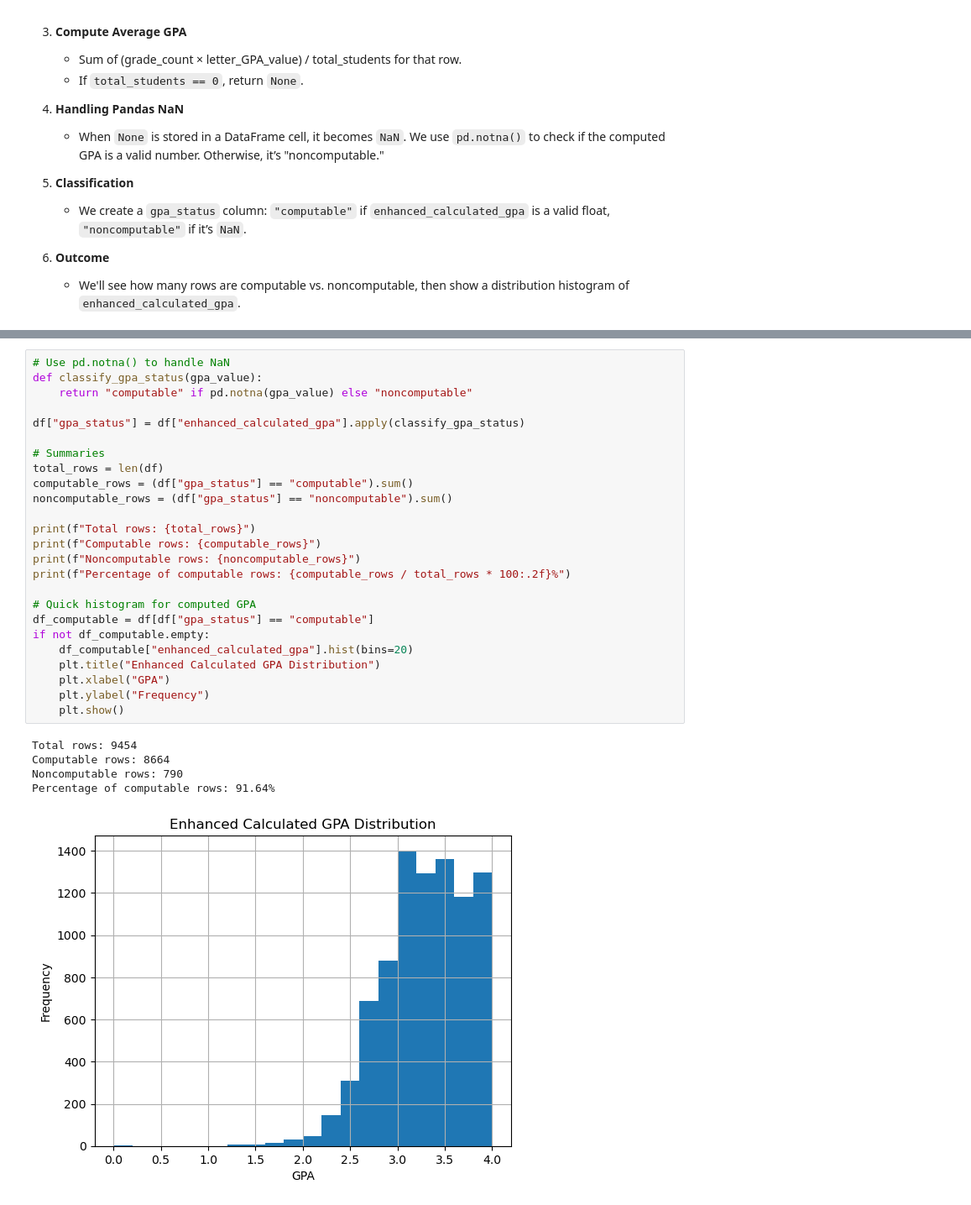
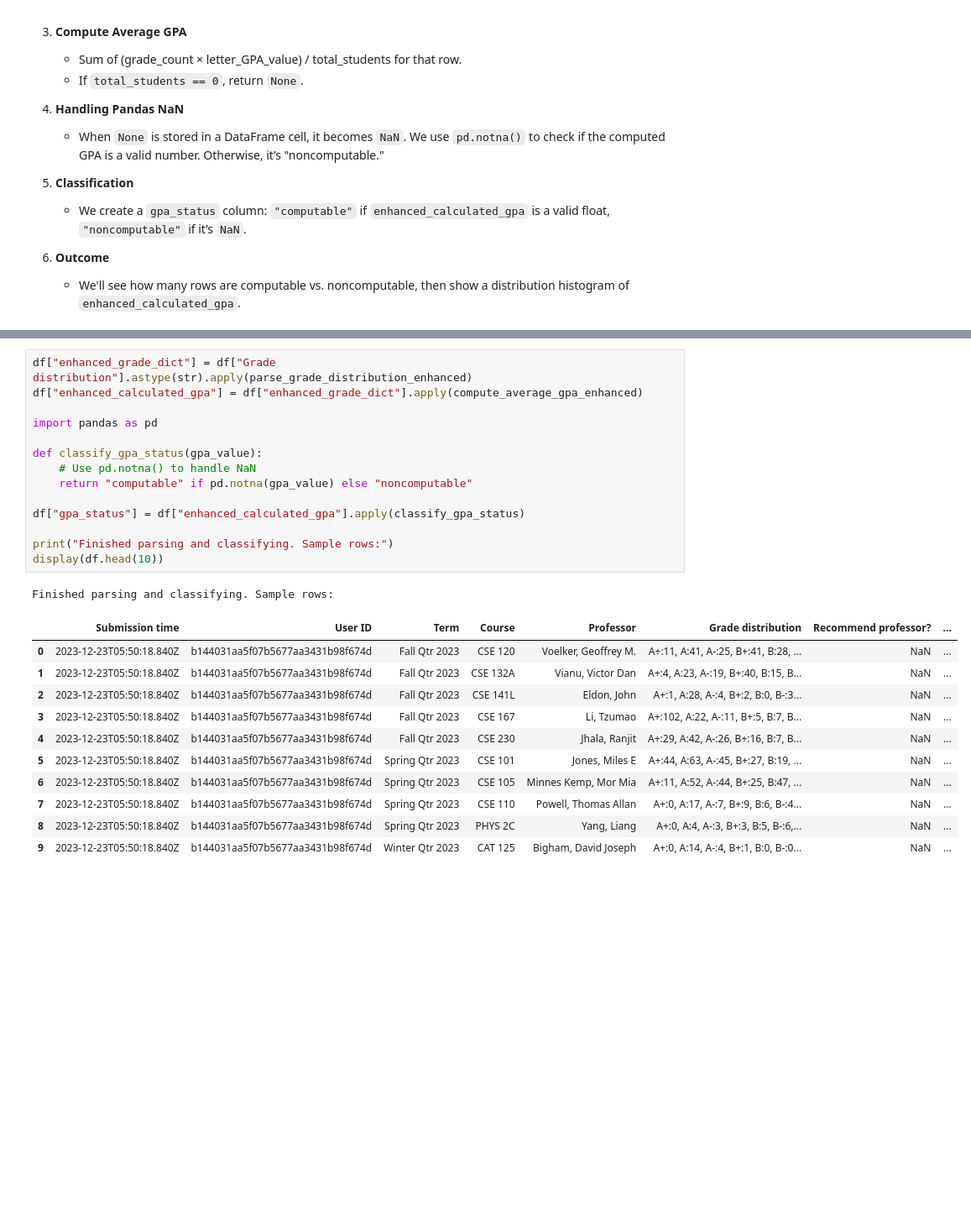
Before and after one commit to jialinh4/UCSD_Course_Eval, a Jupyter notebook: analysis/notebooks/01_phase1_data_cleaning.ipynb, the cells around one changed output, grey strips where cells are left out. Shown at 84% size. Drawn from its saved outputs; the diff is of its cells as text; blank space fills up the shorter version.

```diff
--- a/analysis/notebooks/01_phase1_data_cleaning.ipynb
+++ b/analysis/notebooks/01_phase1_data_cleaning.ipynb
@@ -158,31 +147,27 @@ df["enhanced_calculated_gpa"] = df["enhanced_grade_dict"].apply(compute_average_
 # %%
-# Use pd.notna() to handle NaN
+df["enhanced_grade_dict"] = df["Grade distribution"].astype(str).apply(parse_grade_distribution_enhanced)
+df["enhanced_calculated_gpa"] = df["enhanced_grade_dict"].apply(compute_average_gpa_enhanced)
+
+import pandas as pd
+
 def classify_gpa_status(gpa_value):
+    # Use pd.notna() to handle NaN
     return "computable" if pd.notna(gpa_value) else "noncomputable"
 
 df["gpa_status"] = df["enhanced_calculated_gpa"].apply(classify_gpa_status)
 
-# Summaries
-total_rows = len(df)
-computable_rows = (df["gpa_status"] == "computable").sum()
-noncomputable_rows = (df["gpa_status"] == "noncomputable").sum()
-
-print(f"Total rows: {total_rows}")
-print(f"Computable rows: {computable_rows}")
-print(f"Noncomputable rows: {noncomputable_rows}")
-print(f"Percentage of computable rows: {computable_rows / total_rows * 100:.2f}%")
-
-# Quick histogram for computed GPA
-df_computable = df[df["gpa_status"] == "computable"]
-if not df_computable.empty:
-    df_computable["enhanced_calculated_gpa"].hist(bins=20)
-    plt.title("Enhanced Calculated GPA Distribution")
-    plt.xlabel("GPA")
-    plt.ylabel("Frequency")
-    plt.show()
+print("Finished parsing and classifying. Sample rows:")
+display(df.head(10))
 # %% [output]
-Total rows: 9454
-Computable rows: 8664
-Noncomputable rows: 790
-Percentage of computable rows: 91.64%
+Finished parsing and classifying. Sample rows:
-[figure, removed]
+|  | Submission time | User ID | Term | Course | Professor | Grade distribution | Recommend professor? | ... |
+| 0 | 2023-12-23T05:50:18.840Z | b144031aa5f07b5677aa3431b98f674d | Fall Qtr 2023 | CSE 120 | Voelker, Geoffrey M. | A+:11, A:41, A-:25, B+:41, B:28, ... | NaN | ... |
+| 1 | 2023-12-23T05:50:18.840Z | b144031aa5f07b5677aa3431b98f674d | Fall Qtr 2023 | CSE 132A | Vianu, Victor Dan | A+:4, A:23, A-:19, B+:40, B:15, B... | NaN | ... |
+| 2 | 2023-12-23T05:50:18.840Z | b144031aa5f07b5677aa3431b98f674d | Fall Qtr 2023 | CSE 141L | Eldon, John | A+:1, A:28, A-:4, B+:2, B:0, B-:3... | NaN | ... |
+| 3 | 2023-12-23T05:50:18.840Z | b144031aa5f07b5677aa3431b98f674d | Fall Qtr 2023 | CSE 167 | Li, Tzumao | A+:102, A:22, A-:11, B+:5, B:7, B... | NaN | ... |
+| 4 | 2023-12-23T05:50:18.840Z | b144031aa5f07b5677aa3431b98f674d | Fall Qtr 2023 | CSE 230 | Jhala, Ranjit | A+:29, A:42, A-:26, B+:16, B:7, B... | NaN | ... |
+| 5 | 2023-12-23T05:50:18.840Z | b144031aa5f07b5677aa3431b98f674d | Spring Qtr 2023 | CSE 101 | Jones, Miles E | A+:44, A:63, A-:45, B+:27, B:19, ... | NaN | ... |
+| 6 | 2023-12-23T05:50:18.840Z | b144031aa5f07b5677aa3431b98f674d | Spring Qtr 2023 | CSE 105 | Minnes Kemp, Mor Mia | A+:11, A:52, A-:44, B+:25, B:47, ... | NaN | ... |
+| 7 | 2023-12-23T05:50:18.840Z | b144031aa5f07b5677aa3431b98f674d | Spring Qtr 2023 | CSE 110 | Powell, Thomas Allan | A+:0, A:17, A-:7, B+:9, B:6, B-:4... | NaN | ... |
+| 8 | 2023-12-23T05:50:18.840Z | b144031aa5f07b5677aa3431b98f674d | Spring Qtr 2023 | PHYS 2C | Yang, Liang | A+:0, A:4, A-:3, B+:3, B:5, B-:6,... | NaN | ... |
+| 9 | 2023-12-23T05:50:18.840Z | b144031aa5f07b5677aa3431b98f674d | Winter Qtr 2023 | CAT 125 | Bigham, David Joseph | A+:0, A:14, A-:4, B+:1, B:0, B-:0... | NaN | ... |
```
Also changed, not shown: parts of 5 cells of this notebook, 8 other files.
